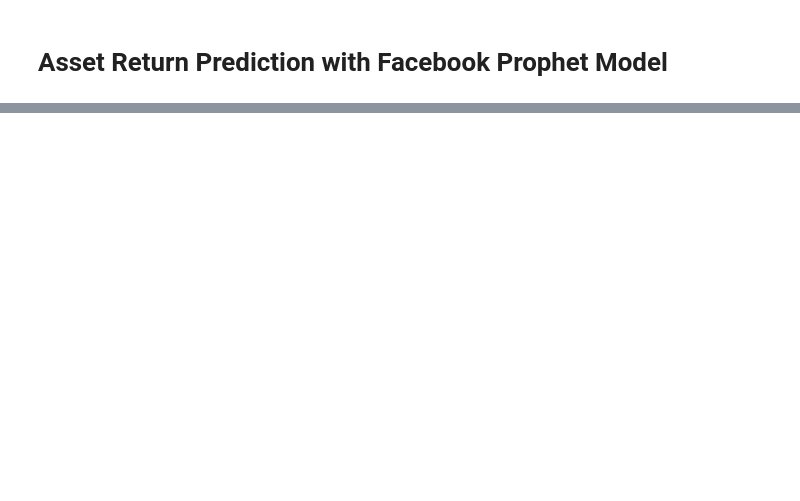
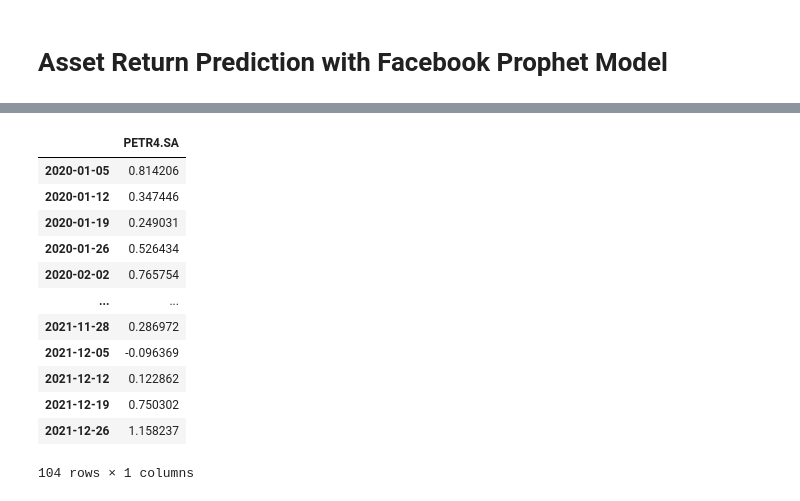
Before and after one commit to MathNog/Genetic-Algorithm-Project, a Jupyter notebook: code/predict_return_prophet.ipynb, the cells around one changed output, grey strips where cells are left out. Drawn from its saved outputs; the diff is of its cells as text; code cells hidden in the pictures; blank space fills up the shorter version.

```diff
--- a/code/predict_return_prophet.ipynb
+++ b/code/predict_return_prophet.ipynb
@@ -110,2 +112,35 @@ future
+# %%
+days = test.ds
+dict_prediction_test = {}
+
+for i in range(window,len(days)+window):
+
+    window_returns = asset[i-window:i]
+
+    future = model.make_future_dataframe(periods=i+1-window,freq="w")
+    prediction = model.predict(future)
+    dict_prediction_test[str(future.iloc[-1].values[0])] = prediction.yhat.iloc[-1]
+
+
+df_prediction_test = pd.DataFrame(index=dict_prediction_test.keys(),data=dict_prediction_test.values())
+
+df_prediction_test.index = pd.to_datetime(df_prediction_test.index)
+
+df_prediction_test.rename(columns={0:"PETR4.SA"},inplace=True)
+df_prediction_test
+# %% [output]
+|  | PETR4.SA |
+| 2020-01-05 | 0.814206 |
+| 2020-01-12 | 0.347446 |
+| 2020-01-19 | 0.249031 |
+| 2020-01-26 | 0.526434 |
+| 2020-02-02 | 0.765754 |
+| ... | ... |
+| 2021-11-28 | 0.286972 |
+| 2021-12-05 | -0.096369 |
+| 2021-12-12 | 0.122862 |
+| 2021-12-19 | 0.750302 |
+| 2021-12-26 | 1.158237 |
+104 rows × 1 columns
 # %%
 plt.figure(figsize=(20,10))
```
Also changed, not shown: parts of 13 cells of this notebook, 49 other files.
